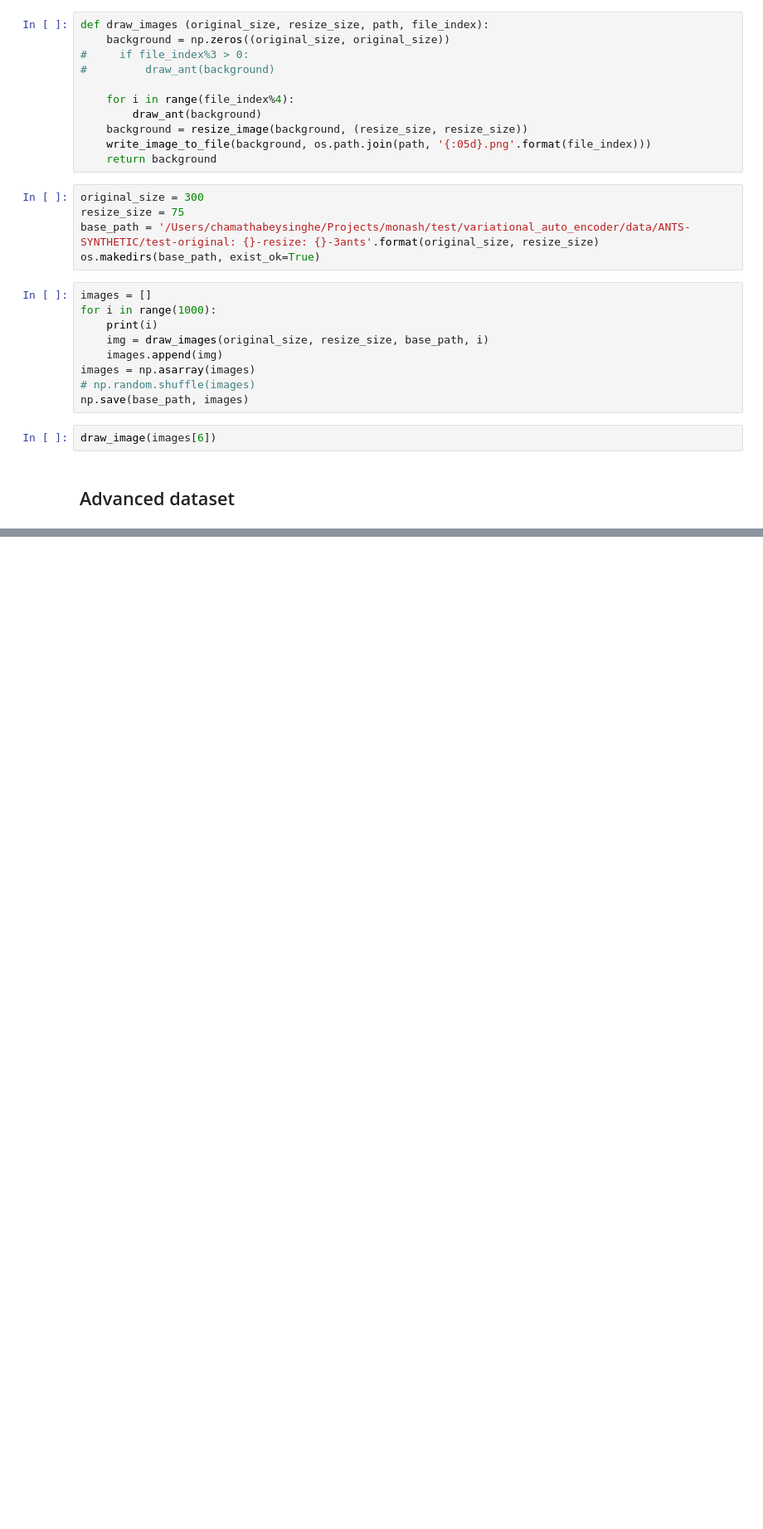
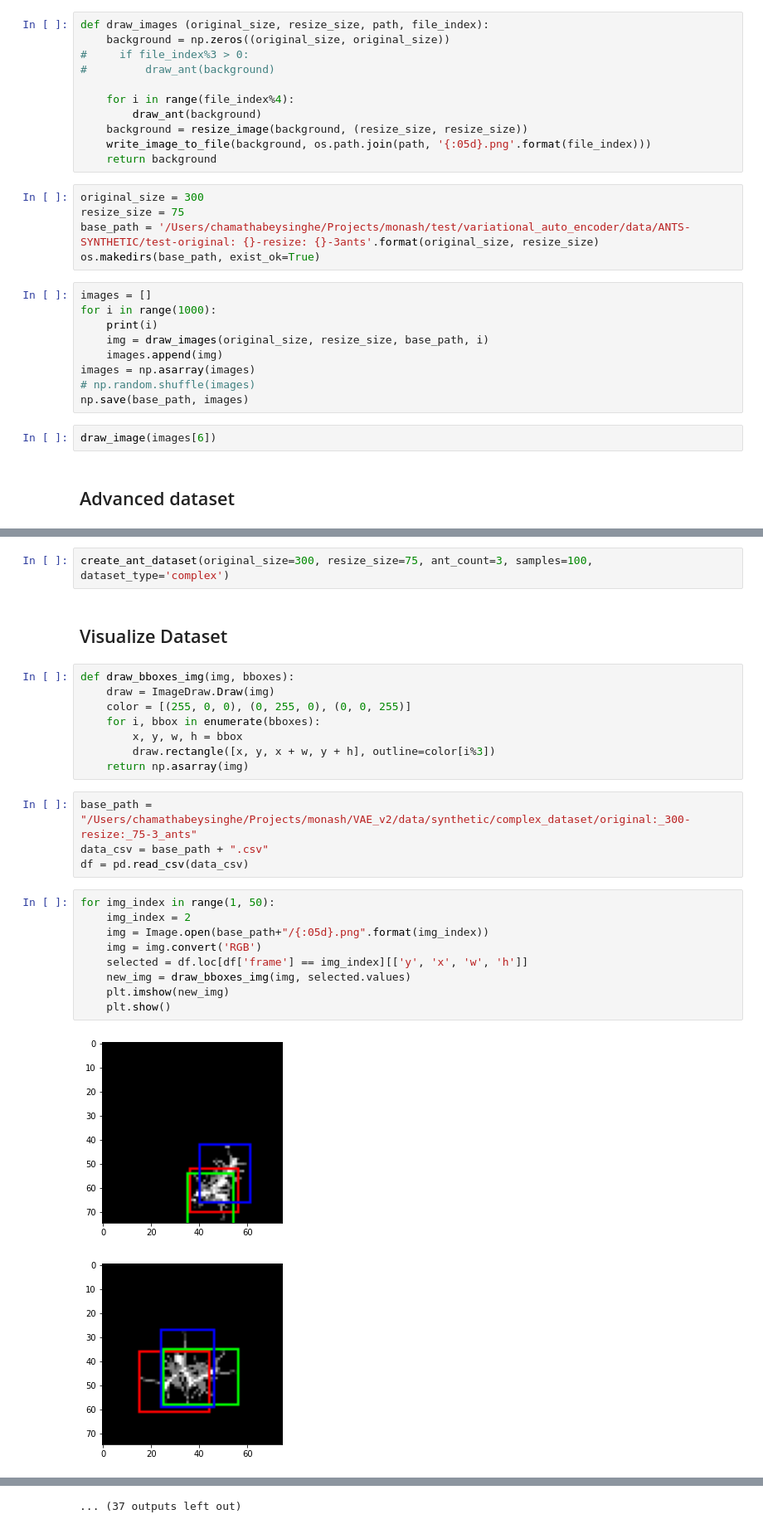
Before and after one commit to chamathabeysinghe/VAE_v2, a Jupyter notebook: notebooks/Cropping Ants.ipynb, the cells around one changed output, grey strips where cells are left out. Shown at 83% size. Saved outputs shown, nothing was run; the diff lists cells and outputs as text; blank space fills up the shorter version.

Commit message:
Simple/Complex dataset and generate GT boxes notebook

```diff
--- a/notebooks/Cropping Ants.ipynb
+++ b/notebooks/Cropping Ants.ipynb
@@ -187,0 +243,28 @@ os.makedirs(base_path, exist_ok=True)
+# %%
+create_ant_dataset(original_size=300, resize_size=75, ant_count=3, samples=100, dataset_type='complex')
+# %% [markdown]
+## Visualize Dataset
+# %%
+def draw_bboxes_img(img, bboxes):
+    draw = ImageDraw.Draw(img)
+    color = [(255, 0, 0), (0, 255, 0), (0, 0, 255)]
+    for i, bbox in enumerate(bboxes):
+        x, y, w, h = bbox
+        draw.rectangle([x, y, x + w, y + h], outline=color[i%3])
+    return np.asarray(img)
+# %%
+base_path = "/Users/chamathabeysinghe/Projects/monash/VAE_v2/data/synthetic/complex_dataset/original:_300-resize:_75-3_ants"
+data_csv = base_path + ".csv"
+df = pd.read_csv(data_csv)
+# %%
+for img_index in range(1, 50):
+    img_index = 2
+    img = Image.open(base_path+"/{:05d}.png".format(img_index))
+    img = img.convert('RGB')
+    selected = df.loc[df['frame'] == img_index][['y', 'x', 'w', 'h']]
+    new_img = draw_bboxes_img(img, selected.values)
+    plt.imshow(new_img)
+    plt.show()
+# %% [output]
+[figure, added]
+[figure, added]
@@ -187,0 +281 @@ os.makedirs(base_path, exist_ok=True)
+... (37 outputs left out)
```
Also changed, not shown: parts of 8 cells of this notebook.
